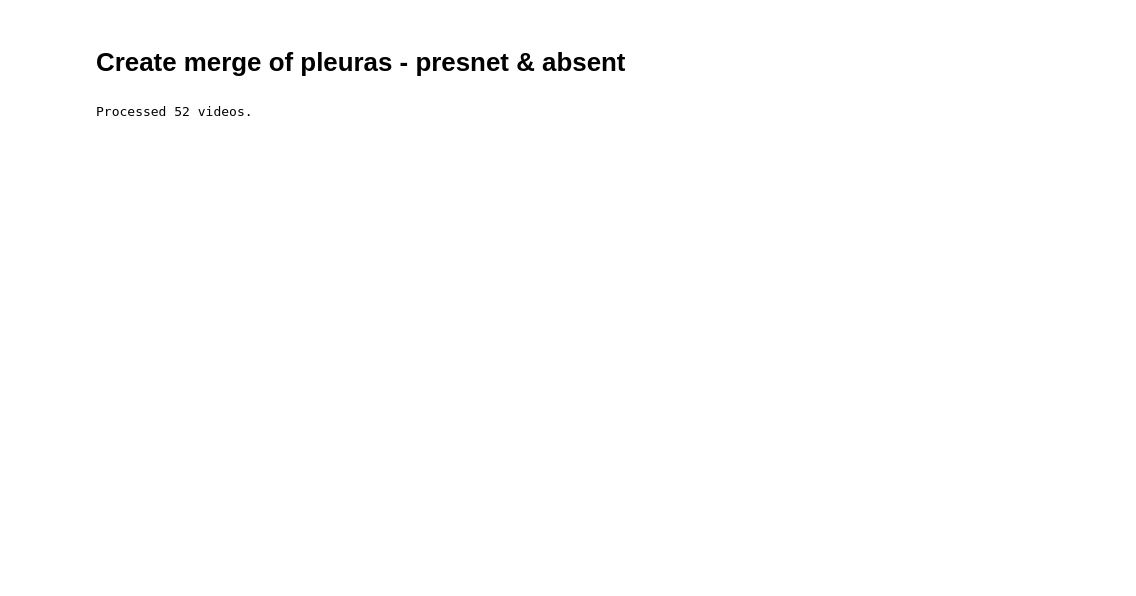
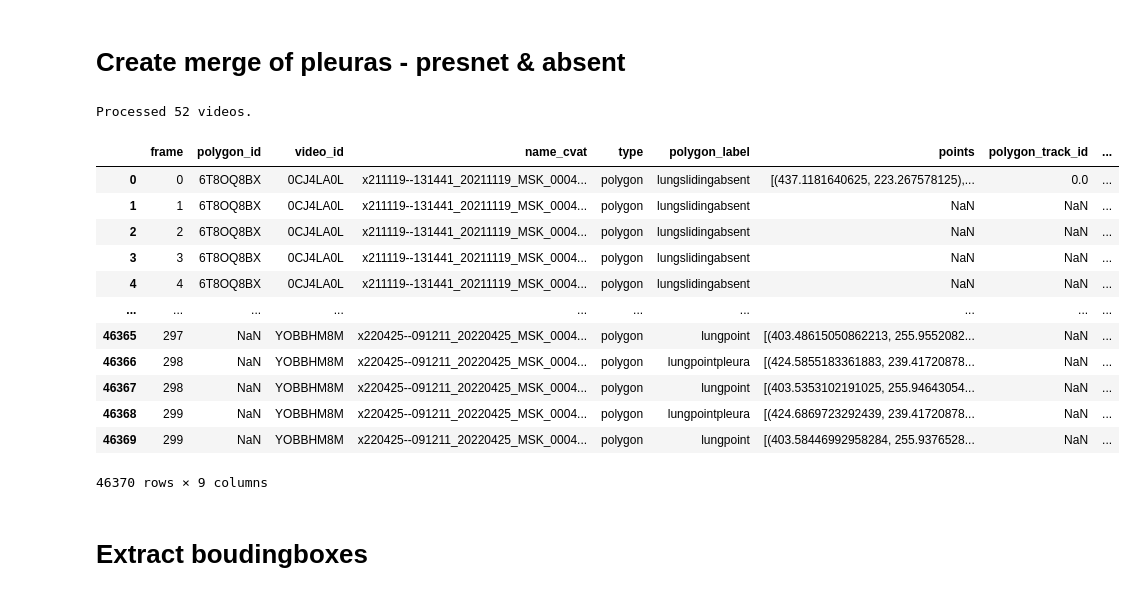
Before and after one commit to servoNoDev/CVAT-USG-Lungpoint-video-processing, a Jupyter notebook: 1_load_filter_interpolate_videos.ipynb, the cells around one changed output. Drawn from its saved outputs; the diff is of its cells as text; code cells hidden in the pictures; blank space fills up the shorter version.

```diff
--- a/1_load_filter_interpolate_videos.ipynb
+++ b/1_load_filter_interpolate_videos.ipynb
@@ -703,3 +699,21 @@ df_polygons = merge_lung_sliding_polygons(df_polygons, merge_threshold=60)
 # print(df_merged[df_merged["polygon_label"] == "lungpointpleura"].head())
 # %% [output]
 Processed 52 videos.
+# %%
+df_polygons
+# %% [output]
+|  | frame | polygon_id | video_id | name_cvat | type | polygon_label | points | polygon_track_id | ... |
+| 0 | 0 | 6T8OQ8BX | 0CJ4LA0L | x211119--131441_20211119_MSK_0004... | polygon | lungslidingabsent | [(437.1181640625, 223.267578125),... | 0.0 | ... |
+| 1 | 1 | 6T8OQ8BX | 0CJ4LA0L | x211119--131441_20211119_MSK_0004... | polygon | lungslidingabsent | NaN | NaN | ... |
+| 2 | 2 | 6T8OQ8BX | 0CJ4LA0L | x211119--131441_20211119_MSK_0004... | polygon | lungslidingabsent | NaN | NaN | ... |
+| 3 | 3 | 6T8OQ8BX | 0CJ4LA0L | x211119--131441_20211119_MSK_0004... | polygon | lungslidingabsent | NaN | NaN | ... |
+| 4 | 4 | 6T8OQ8BX | 0CJ4LA0L | x211119--131441_20211119_MSK_0004... | polygon | lungslidingabsent | NaN | NaN | ... |
+| ... | ... | ... | ... | ... | ... | ... | ... | ... | ... |
+| 46365 | 297 | NaN | YOBBHM8M | x220425--091211_20220425_MSK_0004... | polygon | lungpoint | [(403.48615050862213, 255.9552082... | NaN | ... |
+| 46366 | 298 | NaN | YOBBHM8M | x220425--091211_20220425_MSK_0004... | polygon | lungpointpleura | [(424.5855183361883, 239.41720878... | NaN | ... |
+| 46367 | 298 | NaN | YOBBHM8M | x220425--091211_20220425_MSK_0004... | polygon | lungpoint | [(403.5353102191025, 255.94643054... | NaN | ... |
+| 46368 | 299 | NaN | YOBBHM8M | x220425--091211_20220425_MSK_0004... | polygon | lungpointpleura | [(424.6869723292439, 239.41720878... | NaN | ... |
+| 46369 | 299 | NaN | YOBBHM8M | x220425--091211_20220425_MSK_0004... | polygon | lungpoint | [(403.58446992958284, 255.9376528... | NaN | ... |
+46370 rows × 9 columns
+# %% [markdown]
+# Extract boudingboxes
```
Also changed, not shown: parts of 2 cells of this notebook, 1 other file.
